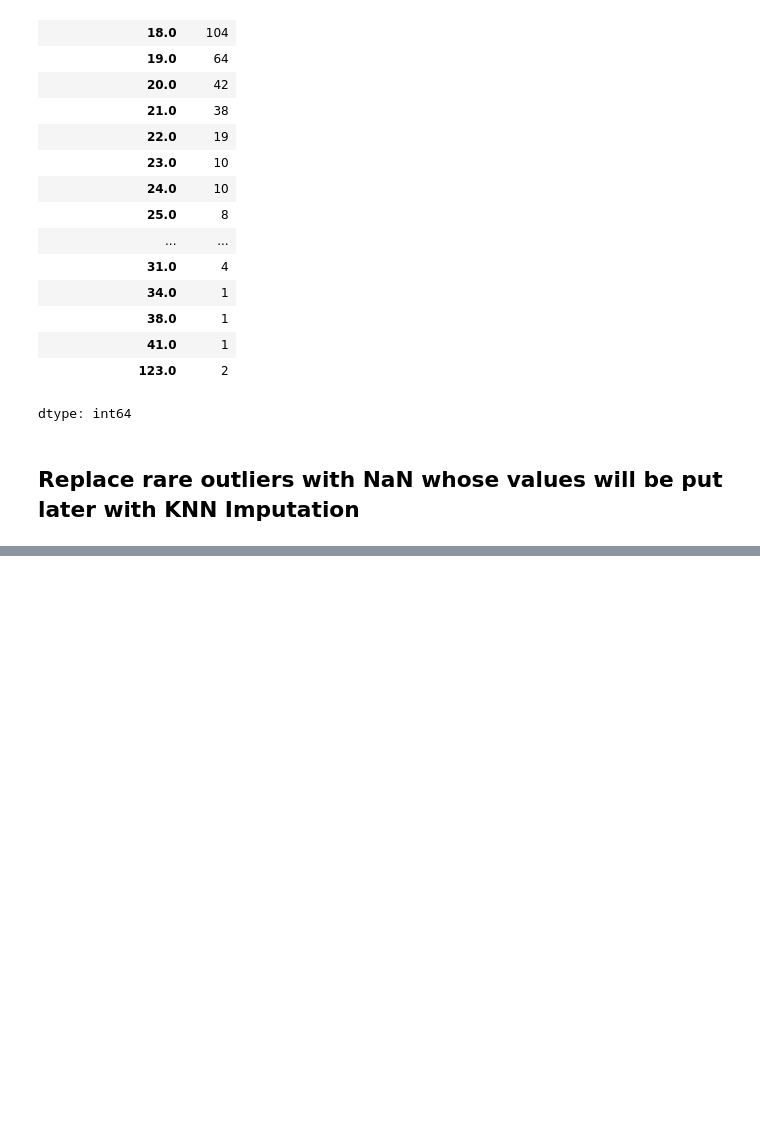
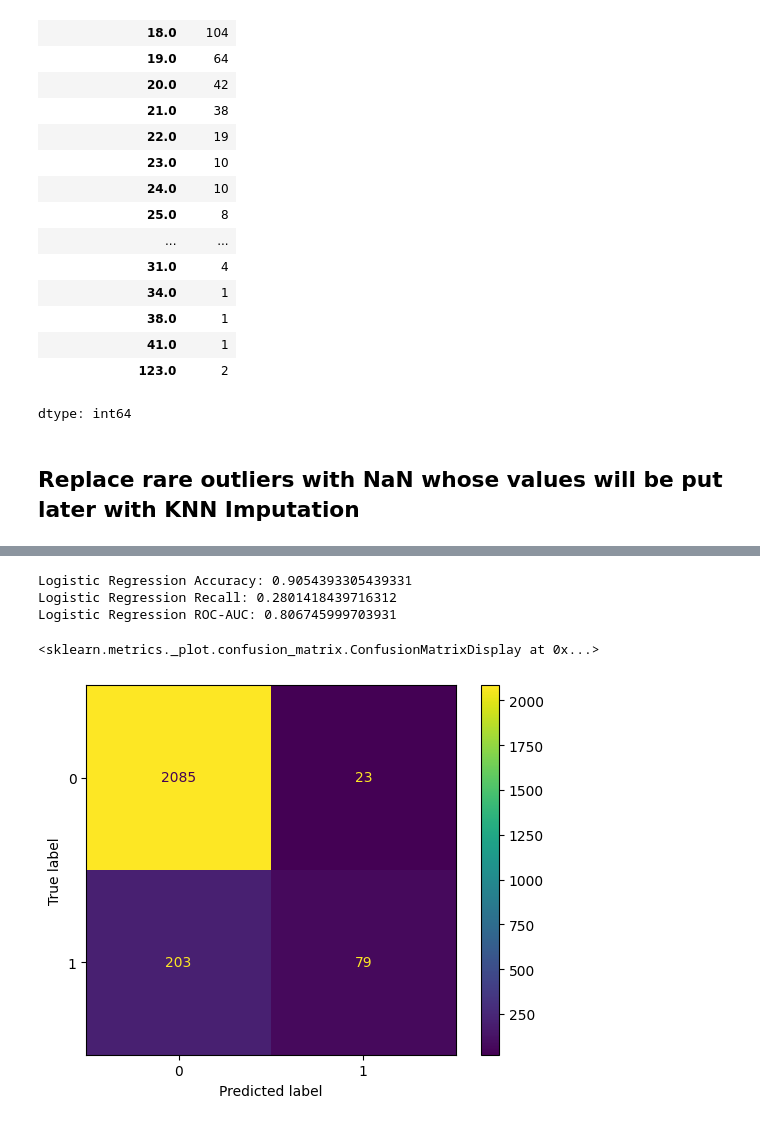
Before and after one commit to soumyadipnayak/summerschool2026, a Jupyter notebook: models/credit_risk_analysis.ipynb, the cells around one changed output, grey strips where cells are left out. Cells and saved outputs as stored; diff of their text form; code cells hidden in the pictures; blank space fills up the shorter version.

Commit message:
Development of credit risk prediction model

```diff
--- a/models/credit_risk_analysis.ipynb
+++ b/models/credit_risk_analysis.ipynb
@@ -221,0 +369,24 @@ x_val, x_test, y_val, y_test = train_test_split(
+# %%
+numeric_features = list(X_stable_train.select_dtypes("number").columns)
+categorical_features = list(X_stable_train.select_dtypes("object").columns)
+# %%
+numeric_transformer = Pipeline([
+    ("imputer", KNNImputer(n_neighbors=5)),
+    ("scaler", StandardScaler())
+])
+
+categorical_transformer = Pipeline([
+    ("encoder", OneHotEncoder(handle_unknown="ignore"))
+])
+
+preprocessor = ColumnTransformer([
+    ("num", numeric_transformer, numeric_features),
+    ("cat", categorical_transformer, categorical_features)
+])
+
+model = Pipeline([
+    ("preprocessor", preprocessor),
+    ("classifier", LogisticRegression(max_iter=1000))
+])
+# %%
+model.fit(X_stable_train, y_stable_train)
@@ -221,0 +419,17 @@ x_val, x_test, y_val, y_test = train_test_split(
+# %%
+y_stable_pred = model.predict(X_stable_test)
+y_stable_proba = model.predict_proba(X_stable_test)[:, 1]
+print("Logistic Regression Accuracy:", accuracy_score(y_stable_test, y_stable_pred))
+print("Logistic Regression Recall:", recall_score(y_stable_test, y_stable_pred))
+print("Logistic Regression ROC-AUC:", roc_auc_score(y_stable_test, y_stable_proba))
+# %% [output]
+Logistic Regression Accuracy: 0.9054393305439331
+Logistic Regression Recall: 0.2801418439716312
+Logistic Regression ROC-AUC: 0.806745999703931
+# %%
+cm = confusion_matrix(y_stable_test, y_stable_pred)
+
+ConfusionMatrixDisplay(cm).plot()
+# %% [output]
+<sklearn.metrics._plot.confusion_matrix.ConfusionMatrixDisplay at 0x...>
+[figure, added]
```
Also changed, not shown: parts of 65 cells of this notebook.
